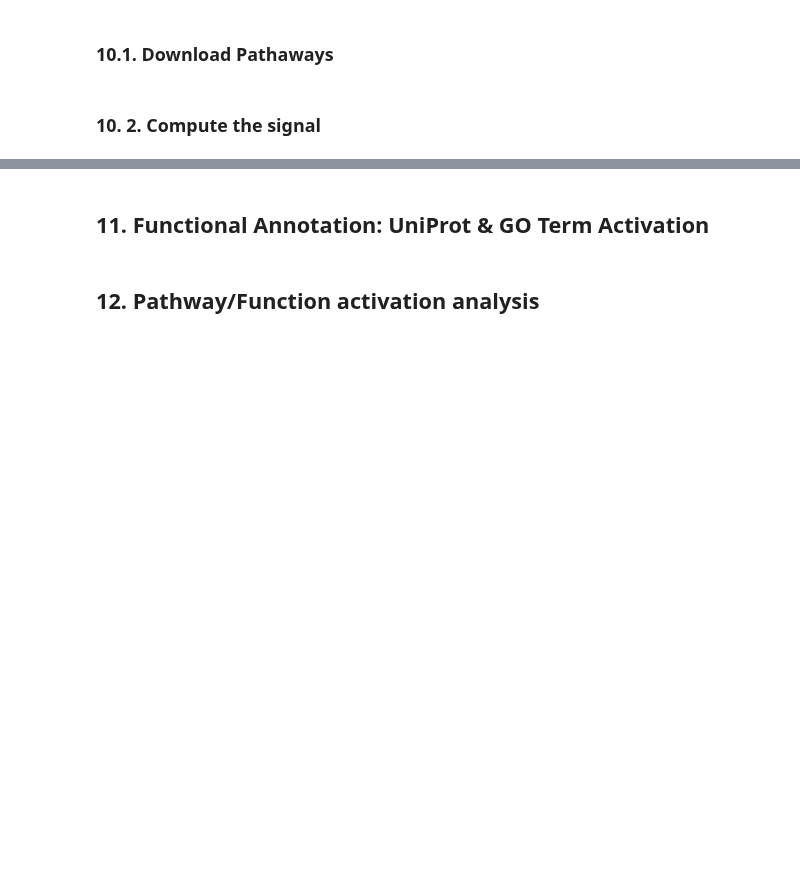
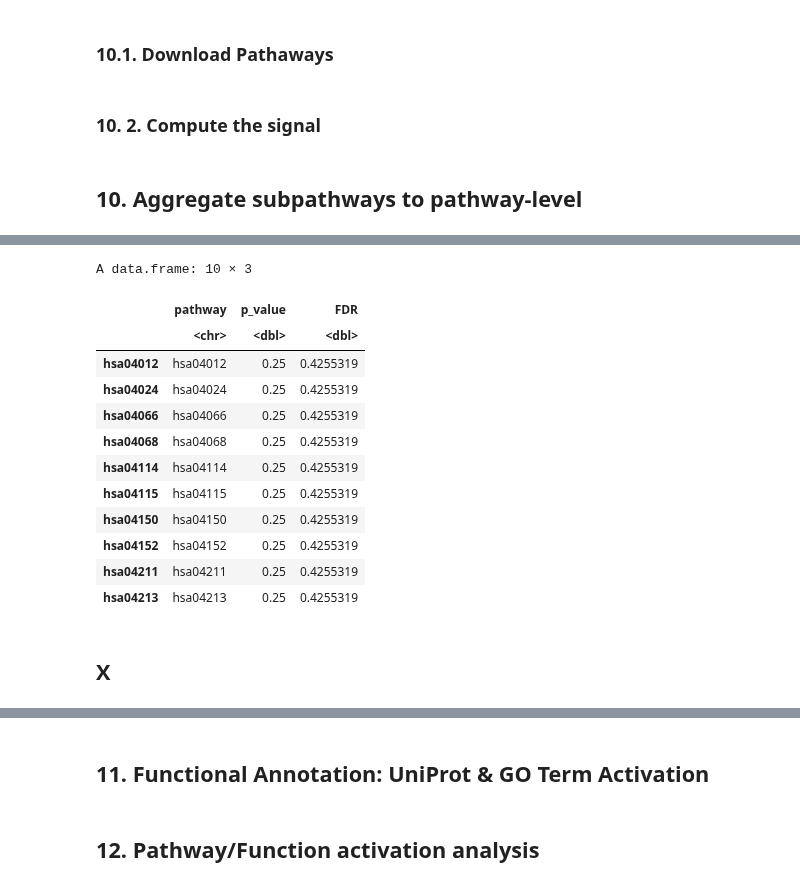
Before and after one commit to BennetDub/mein-r-projekt, a Jupyter notebook: Hipathia withou PB.ipynb, the cells around one changed output, grey strips where cells are left out. Drawn from its saved outputs; the diff is of its cells as text; code cells hidden in the pictures; blank space fills up the shorter version.

```diff
--- a/Hipathia withou PB.ipynb
+++ b/Hipathia withou PB.ipynb
@@ -837,3 +843,5 @@ results
 #4.3 Using Hipathia to comute the signal
 path_vals <- get_paths_data(results)
 hhead(path_vals, 4)
+# %% [markdown]
+## 10. Aggregate subpathways to pathway-level
@@ -839,0 +854,63 @@ hhead(path_vals, 4)
+# %%
+# ============================================================
+# 10.1 Aggregate subpathways to pathway-level (keep both)
+# ============================================================
+
+message("\n===== AGGREGATING SUBPATHWAYS TO PATHWAY LEVEL =====")
+
+# delta_mat: subpathways x patients
+stopifnot(is.matrix(delta_mat))
+stopifnot(!is.null(rownames(delta_mat)))
+
+# Extract KEGG pathway id from subpathway id
+# Expected format: "P-hsa04150-23" -> "hsa04150"
+sub_to_path <- vapply(
+  strsplit(rownames(delta_mat), "-"),
+  function(x) {
+    if (length(x) >= 2) x[2] else NA_character_
+  },
+  FUN.VALUE = character(1)
+)
+
+# Drop rows where pathway id could not be parsed
+keep_idx <- !is.na(sub_to_path)
+delta_mat2 <- delta_mat[keep_idx, , drop = FALSE]
+sub_to_path2 <- sub_to_path[keep_idx]
+
+# Aggregate using median across subpathways within each pathway
+delta_pathway <- rowsum(delta_mat2, group = sub_to_path2, reorder = FALSE) /
+  as.numeric(table(sub_to_path2))
+
+# Note: rowsum gives mean-like behavior here; for strict median aggregation,
+# we'd need split-apply. Mean is fine for pathway summary; subpathways remain available.
+
+message("Pathway-level delta dimensions: ", nrow(delta_pathway), " x ", ncol(delta_pathway))
+
+# Pathway-level statistical test across patients (same logic as Step 9)
+p_path <- apply(
+  delta_pathway,
+  1,
+  function(x) {
+    x <- x[!is.na(x)]
+    if (length(x) < 2 || all(x == 0)) return(NA_real_)
+    suppressWarnings(wilcox.test(x, mu = 0)$p.value)
+  }
+)
+
+comp_pathway <- data.frame(
+  pathway = rownames(delta_pathway),
+  p_value = p_path,
+  stringsAsFactors = FALSE
+)
+comp_pathway$FDR <- p.adjust(comp_pathway$p_value, method = "BH")
+
+message("Total pathways tested: ", nrow(comp_pathway))
+message("Valid p-values: ", sum(!is.na(comp_pathway$p_value)))
+message("Min raw p-value: ", min(comp_pathway$p_value, na.rm = TRUE))
+message("Min FDR: ", min(comp_pathway$FDR, na.rm = TRUE))
+
+message("===== PATHWAY-LEVEL AGGREGATION DONE =====\n")
+
+# Inspect top pathways
+head(comp_pathway[order(comp_pathway$p_value), ], 10)
+# %% [output]
@@ -839,0 +930,15 @@ hhead(path_vals, 4)
+A data.frame: 10 × 3
+|  | pathway | p_value | FDR |
+|  | <chr> | <dbl> | <dbl> |
+| hsa04012 | hsa04012 | 0.25 | 0.4255319 |
+| hsa04024 | hsa04024 | 0.25 | 0.4255319 |
+| hsa04066 | hsa04066 | 0.25 | 0.4255319 |
+| hsa04068 | hsa04068 | 0.25 | 0.4255319 |
+| hsa04114 | hsa04114 | 0.25 | 0.4255319 |
+| hsa04115 | hsa04115 | 0.25 | 0.4255319 |
+| hsa04150 | hsa04150 | 0.25 | 0.4255319 |
+| hsa04152 | hsa04152 | 0.25 | 0.4255319 |
+| hsa04211 | hsa04211 | 0.25 | 0.4255319 |
+| hsa04213 | hsa04213 | 0.25 | 0.4255319 |
+# %% [markdown]
+## X
```
Also changed, not shown: parts of 17 cells of this notebook.
